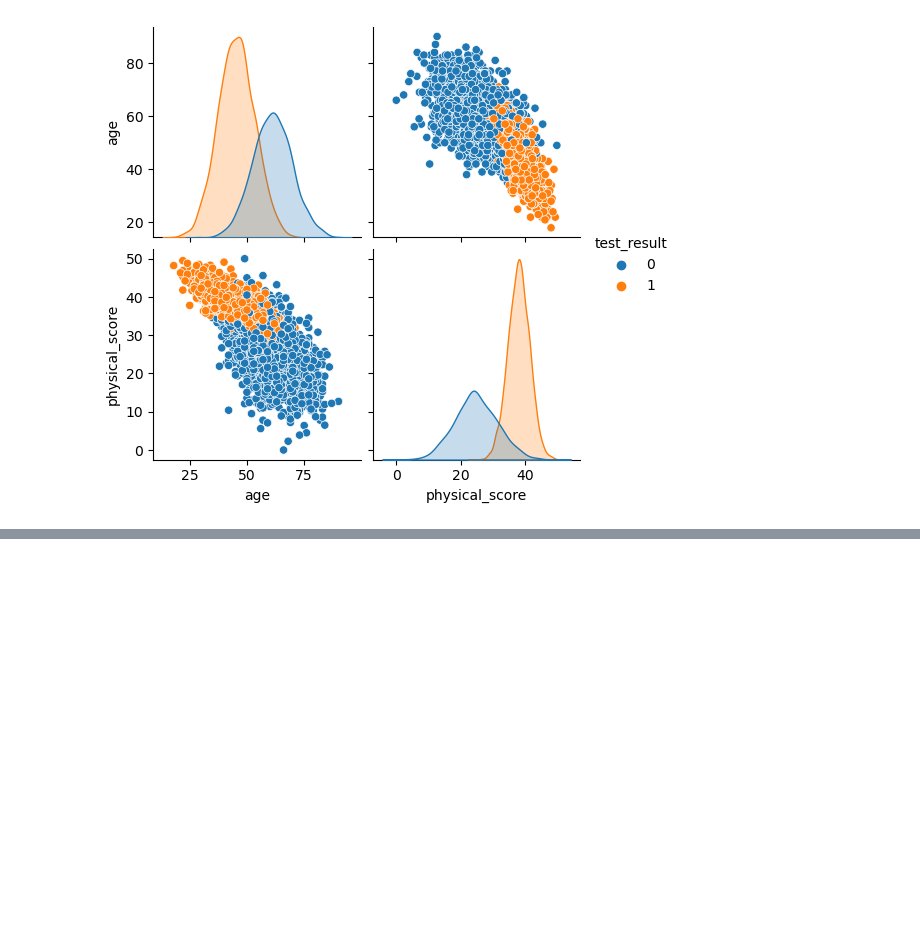
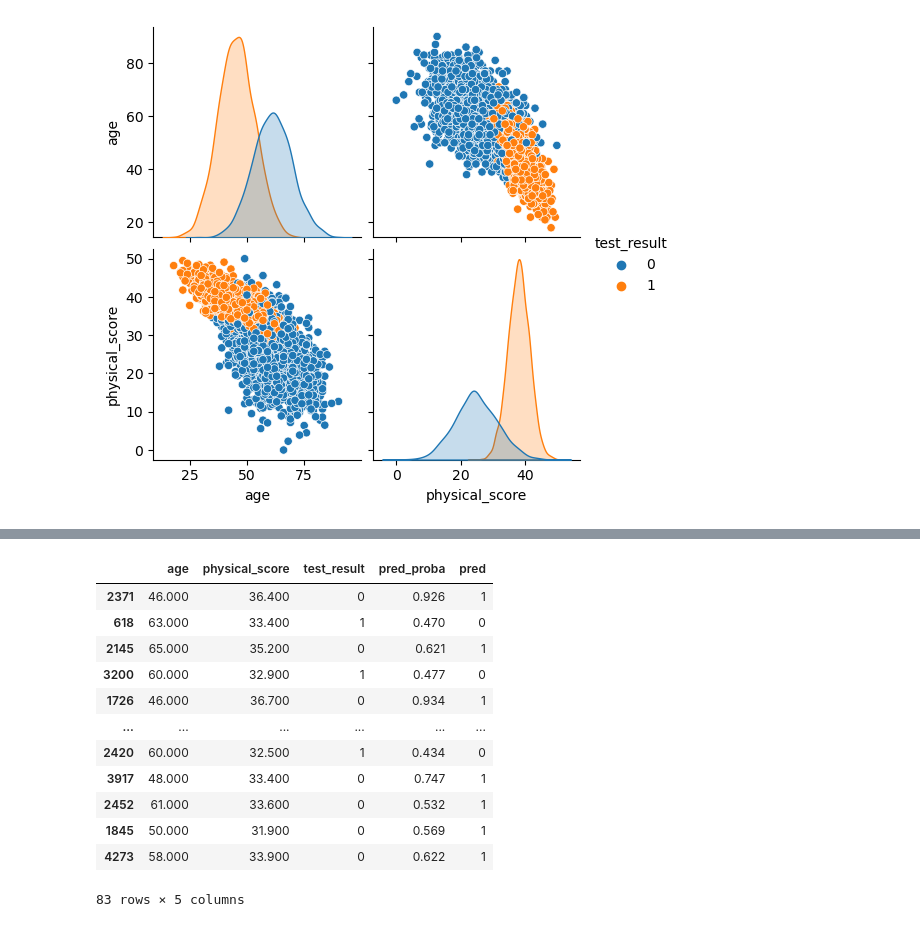
Before and after one commit to pir23oguz/B_150, a Jupyter notebook: My_ml/My_5-Logistic Regression 18.07.2023.ipynb, the cells around one changed output, grey strips where cells are left out. Cells and saved outputs as stored; diff of their text form; code cells hidden in the pictures; blank space fills up the shorter version.

```diff
--- a/My_ml/My_5-Logistic Regression 18.07.2023.ipynb
+++ b/My_ml/My_5-Logistic Regression 18.07.2023.ipynb
@@ -169,0 +292,18 @@ array([[-0.903313  ,  3.48541689]])
+# %%
+test_data[((test_data["test_result"]==1) & (test_data["pred"]==0)) | ((test_data["test_result"]==0) & (test_data["pred"]==1)) ]
+
+# tüm hatalar için
+# %% [output]
+|  | age | physical_score | test_result | pred_proba | pred |
+| 2371 | 46.000 | 36.400 | 0 | 0.926 | 1 |
+| 618 | 63.000 | 33.400 | 1 | 0.470 | 0 |
+| 2145 | 65.000 | 35.200 | 0 | 0.621 | 1 |
+| 3200 | 60.000 | 32.900 | 1 | 0.477 | 0 |
+| 1726 | 46.000 | 36.700 | 0 | 0.934 | 1 |
+| ... | ... | ... | ... | ... | ... |
+| 2420 | 60.000 | 32.500 | 1 | 0.434 | 0 |
+| 3917 | 48.000 | 33.400 | 0 | 0.747 | 1 |
+| 2452 | 61.000 | 33.600 | 0 | 0.532 | 1 |
+| 1845 | 50.000 | 31.900 | 0 | 0.569 | 1 |
+| 4273 | 58.000 | 33.900 | 0 | 0.622 | 1 |
+83 rows × 5 columns
```
Also changed, not shown: parts of 63 cells of this notebook, 2 other files.
